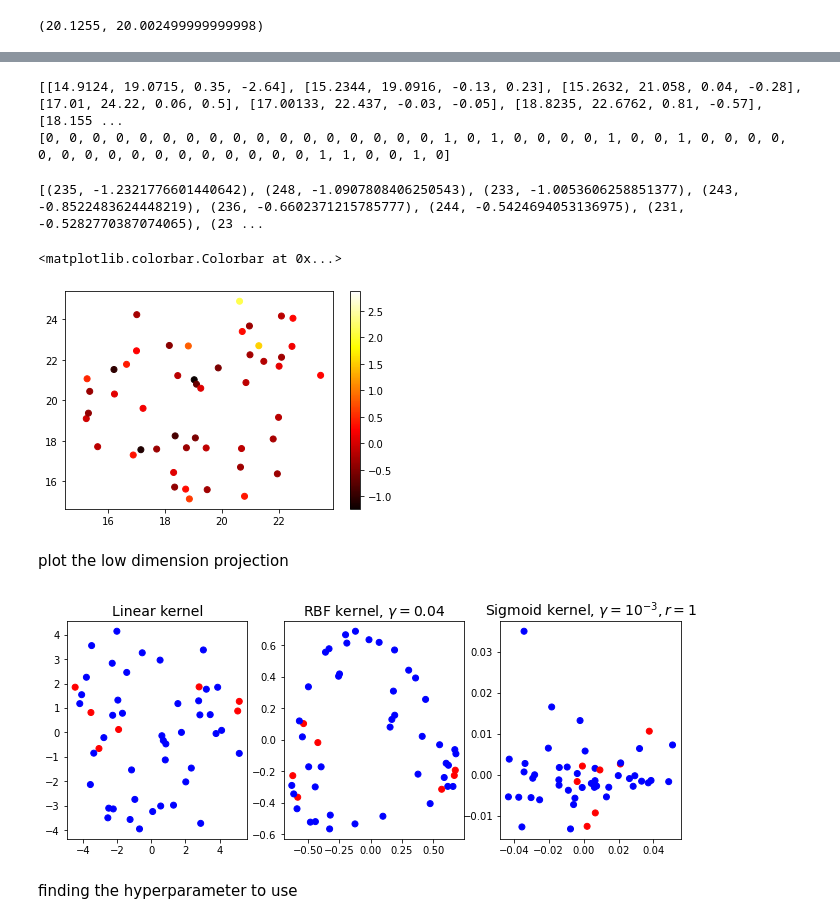
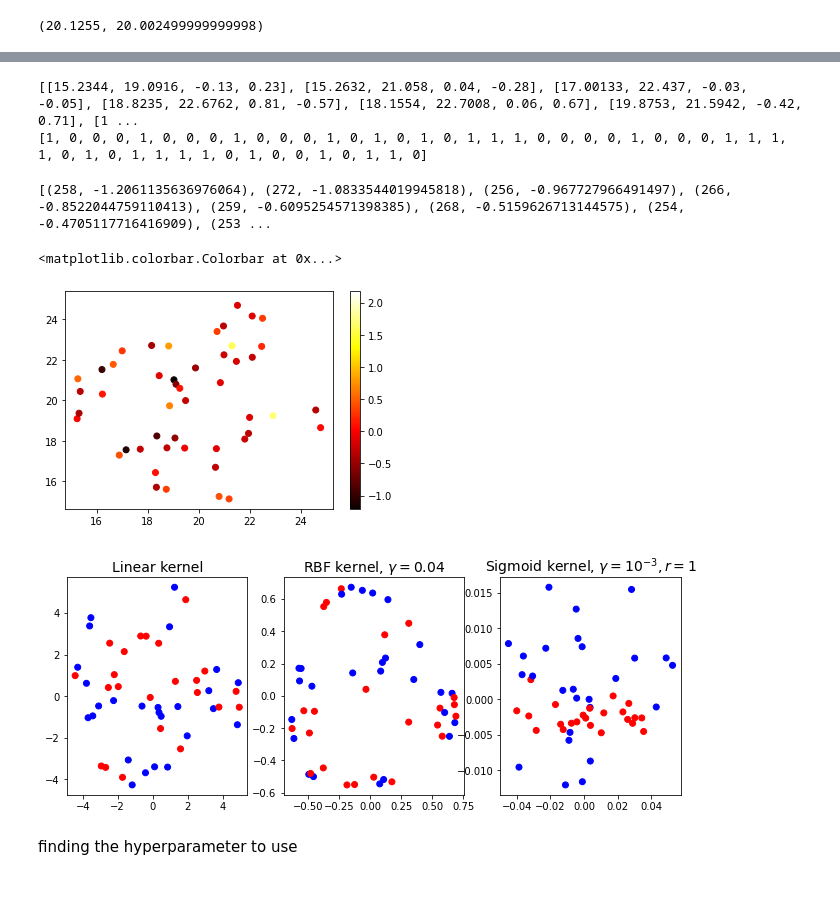
Before and after one commit to jimmylihui/project, a Jupyter notebook: Untitled.ipynb, the cells around one changed output, grey strips where cells are left out. Drawn from its saved outputs; the diff is of its cells as text; code cells hidden in the pictures; blank space fills up the shorter version.

```diff
--- a/Untitled.ipynb
+++ b/Untitled.ipynb
@@ -115,24 +119,31 @@ draw the zone 1-4
 # %%
+#draw zone 1 to zone 4
 zone1=[];
+zone1_number=[];
 zone2=[];
 zone3=[];
 zone4=[];
-
+zone2_number=[];
+zone3_number=[];
+zone4_number=[];
 
 for n in range(0, len(df.X)):
   distance=(df.X[n]-centroid[0])**2+(df.Y[n]-centroid[1])**2
 
   if (distance<25):
     zone1.append(df.NR[n])
+    zone1_number.append(n);
   elif(distance<49.9849):
     zone2.append(df.NR[n])
+    zone2_number.append(n);
   elif(distance<74.9956):
     zone3.append(df.NR[n])
+    zone3_number.append(n);
   elif(distance<100):
     zone4.append(df.NR[n])
+    zone4_number.append(n);
 print(zone1)
-print(len(zone1))
-print(len(zone2))
-print(len(zone3))
-print(len(zone4))
+print(zone2)
+print(zone3)
+print(zone4)
 # %% [output]
@@ -145,0 +154,11 @@ apply PCA in zone 1
+# %%
+#plot zone 1 based on position
+zone1_x_axis=[];
+zone1_y_axis=[];
+zone1_label=[];
+for n in zone1_number:
+  zone1_x_axis.append(df.X[n])
+  zone1_y_axis.append(df.Y[n])
+  zone1_label.append(df.membership[n])
+colormap = np.array(['b', 'r'])
+plt.scatter(zone1_x_axis,zone1_y_axis, c=colormap[zone1_label])
@@ -146,8 +168,9 @@ apply PCA in zone 1
 # %%
+#applying pca to zone 1
 zone1_values=[]
 zone1_tag=[]
 
-for n in zone1:
+for n in zone1_number:
   zone1_values.append([df.X[n],df.Y[n],df.MUX[n],df.MUY[n]])
   zone1_tag.append(df.membership[n])
 print(zone1_values)
@@ -167,45 +190,43 @@ lin_pca = KernelPCA(n_components = 2, kernel="linear", fit_inverse_transform=Tru
 rbf_pca = KernelPCA(n_components = 2, kernel="rbf", gamma=0.04, fit_inverse_transform=True)
 sig_pca = KernelPCA(n_components = 2, kernel="sigmoid", gamma=0.001, coef0=1, fit_inverse_transform=True)
 # %% [output]
-[[14.9124, 19.0715, 0.35, -2.64], [15.2344, 19.0916, -0.13, 0.23], [15.2632, 21.058, 0.04, -0.28], [17.01, 24.22, 0.06, 0.5], [17.00133, 22.437, -0.03, -0.05], [18.8235, 22.6762, 0.81, -0.57], [18.155 ...
-[0, 0, 0, 0, 0, 0, 0, 0, 0, 0, 0, 0, 0, 0, 0, 0, 0, 1, 0, 1, 0, 0, 0, 0, 1, 0, 0, 1, 0, 0, 0, 0, 0, 0, 0, 0, 0, 0, 0, 0, 0, 0, 0, 0, 1, 1, 0, 0, 1, 0]
+[[15.2344, 19.0916, -0.13, 0.23], [15.2632, 21.058, 0.04, -0.28], [17.00133, 22.437, -0.03, -0.05], [18.8235, 22.6762, 0.81, -0.57], [18.1554, 22.7008, 0.06, 0.67], [19.8753, 21.5942, -0.42, 0.71], [1 ...
+[1, 0, 0, 0, 1, 0, 0, 0, 1, 0, 0, 0, 1, 0, 1, 0, 1, 0, 1, 1, 1, 0, 0, 0, 0, 1, 0, 0, 0, 1, 1, 1, 1, 0, 1, 0, 1, 1, 1, 1, 0, 1, 0, 0, 1, 0, 1, 1, 0]
 # %%
 #plot star in zone 1
 zone1_x=[];
 zone1_y=[];
 zone1_MUX=[];
 zone1_MUY=[];
 zone1_motion=[];
 PCAcompnent=[]
-for n in zone1:
+for n in zone1_number:
   zone1_x.append(df.X[n])
   zone1_y.append(df.Y[n])
   zone1_MUX.append(df.MUX[n])
   zone1_MUY.append(df.MUY[n])
   zone1_motion.append([df.MUX[n],df.MUY[n]])
 pca = PCA(n_components=1)
 principalComponents = pca.fit_transform(zone1_motion)
 
 
 plt.scatter(zone1_x,zone1_y,c=principalComponents,cmap=plt.hot())
 i=0
 for n in zone1:
   temp=principalComponents[i][0]
   PCAcompnent.append((n,temp))
   i=i+1
 
 # take second element for sort
 def takeSecond(elem):
     return elem[1]
 PCAcompnent.sort(key=takeSecond)
 print(PCAcompnent)
 plt.colorbar()
 # %% [output]
-[(235, -1.2321776601440642), (248, -1.0907808406250543), (233, -1.0053606258851377), (243, -0.8522483624448219), (236, -0.6602371215785777), (244, -0.5424694053136975), (231, -0.5282770387074065), (23 ...
+[(258, -1.2061135636976064), (272, -1.0833544019945818), (256, -0.967727966491497), (266, -0.8522044759110413), (259, -0.6095254571398385), (268, -0.5159626713144575), (254, -0.4705117716416909), (253 ...
 <matplotlib.colorbar.Colorbar at 0x...>
-[figure, old version]
+[figure, new version]
-# %% [markdown]
-plot the low dimension projection
 # %%
 import matplotlib
 import matplotlib.pyplot as plt
@@ -224,7 +245,7 @@ for subplot, pca, title in ((131, lin_pca, "Linear kernel"),
     plt.subplot(subplot), plt.title(title, fontsize=14)
     plt.scatter(X_reduced[:, 0], X_reduced[:, 1], c=colormap[zone1_tag])
 # %% [output]
-[figure, old version]
+[figure, new version]
 # %% [markdown]
 finding the hyperparameter to use
 # %%
```
Also changed, not shown: parts of 30 cells of this notebook.
